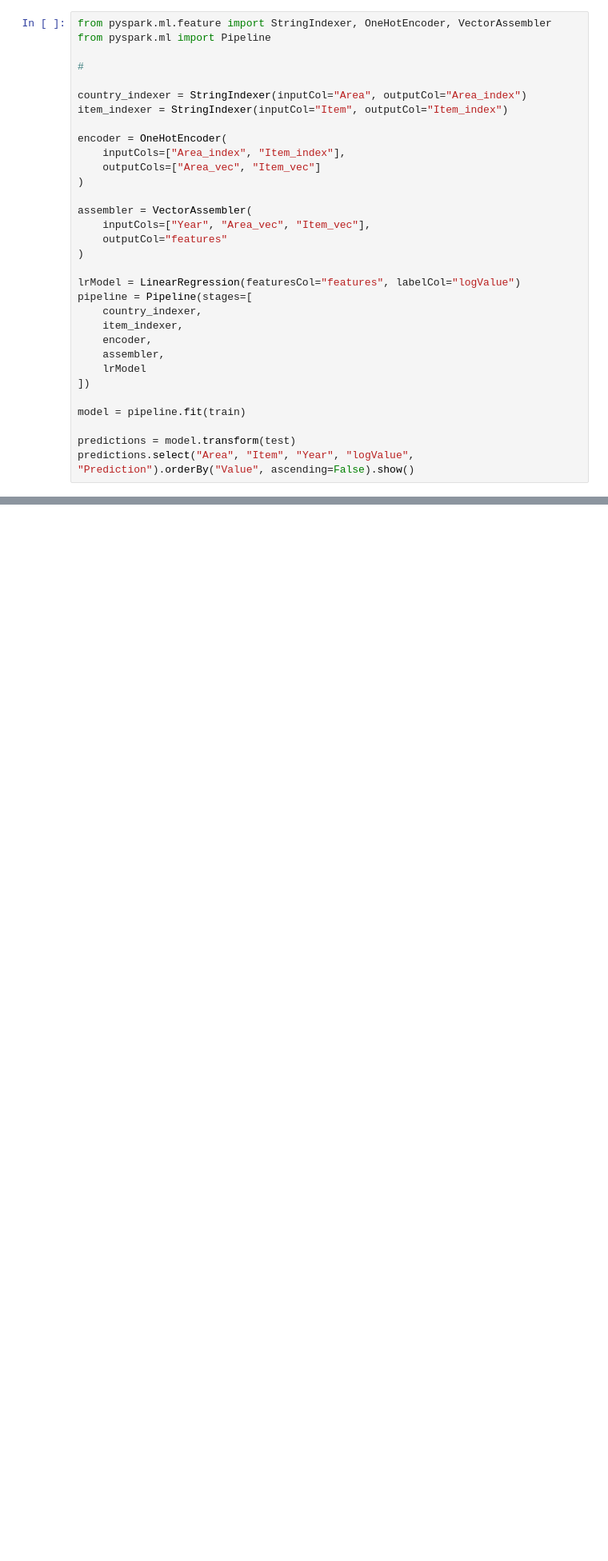
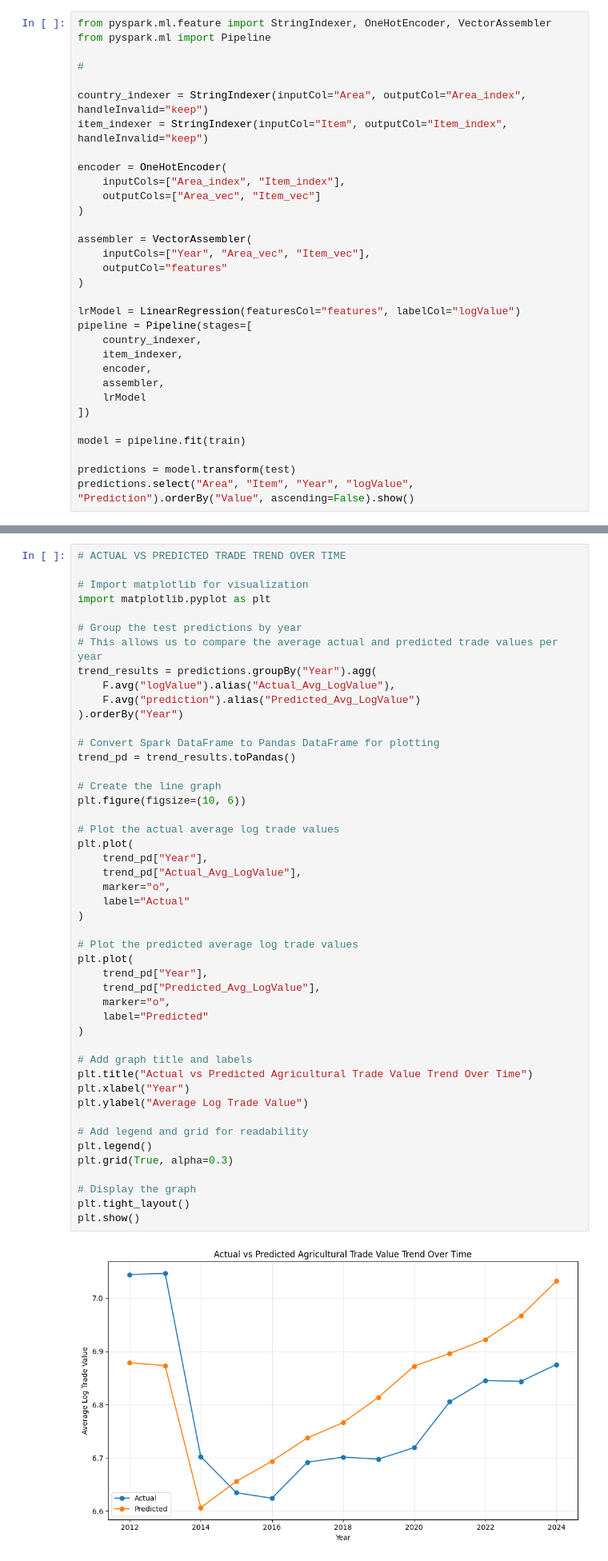
Before and after one commit to prodigal94/food-safe-bots, a Jupyter notebook: Week_3_Linear_Regression.ipynb, the cells around one changed output, grey strips where cells are left out. Shown at 80% size. Cells and saved outputs as stored; diff of their text form; blank space fills up the shorter version.

```diff
--- a/Week_3_Linear_Regression.ipynb
+++ b/Week_3_Linear_Regression.ipynb
@@ -34,8 +70,8 @@ from pyspark.ml import Pipeline
 
 #
 
-country_indexer = StringIndexer(inputCol="Area", outputCol="Area_index")
-item_indexer = StringIndexer(inputCol="Item", outputCol="Item_index")
+country_indexer = StringIndexer(inputCol="Area", outputCol="Area_index", handleInvalid="keep")
+item_indexer = StringIndexer(inputCol="Item", outputCol="Item_index", handleInvalid="keep")
 
 encoder = OneHotEncoder(
     inputCols=["Area_index", "Item_index"],
@@ -90,0 +171,49 @@ R2: 0.5256934953903262
+# %%
+# ACTUAL VS PREDICTED TRADE TREND OVER TIME
+
+# Import matplotlib for visualization
+import matplotlib.pyplot as plt
+
+# Group the test predictions by year
+# This allows us to compare the average actual and predicted trade values per year
+trend_results = predictions.groupBy("Year").agg(
+    F.avg("logValue").alias("Actual_Avg_LogValue"),
+    F.avg("prediction").alias("Predicted_Avg_LogValue")
+).orderBy("Year")
+
+# Convert Spark DataFrame to Pandas DataFrame for plotting
+trend_pd = trend_results.toPandas()
+
+# Create the line graph
+plt.figure(figsize=(10, 6))
+
+# Plot the actual average log trade values
+plt.plot(
+    trend_pd["Year"],
+    trend_pd["Actual_Avg_LogValue"],
+    marker="o",
+    label="Actual"
+)
+
+# Plot the predicted average log trade values
+plt.plot(
+    trend_pd["Year"],
+    trend_pd["Predicted_Avg_LogValue"],
+    marker="o",
+    label="Predicted"
+)
+
+# Add graph title and labels
+plt.title("Actual vs Predicted Agricultural Trade Value Trend Over Time")
+plt.xlabel("Year")
+plt.ylabel("Average Log Trade Value")
+
+# Add legend and grid for readability
+plt.legend()
+plt.grid(True, alpha=0.3)
+
+# Display the graph
+plt.tight_layout()
+plt.show()
+# %% [output]
+[figure, added]
```
Also changed, not shown: parts of 4 cells of this notebook.
